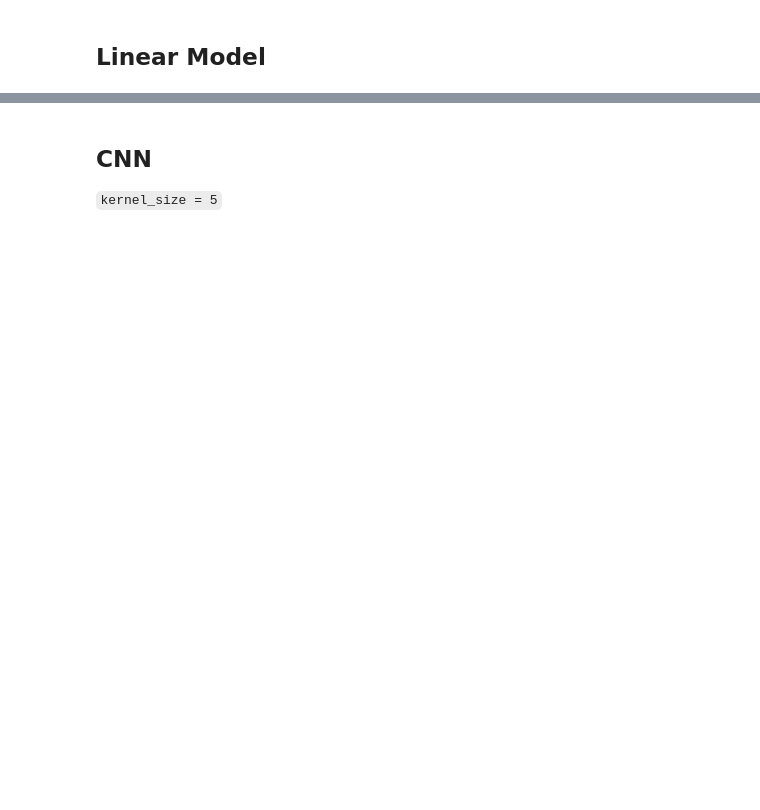
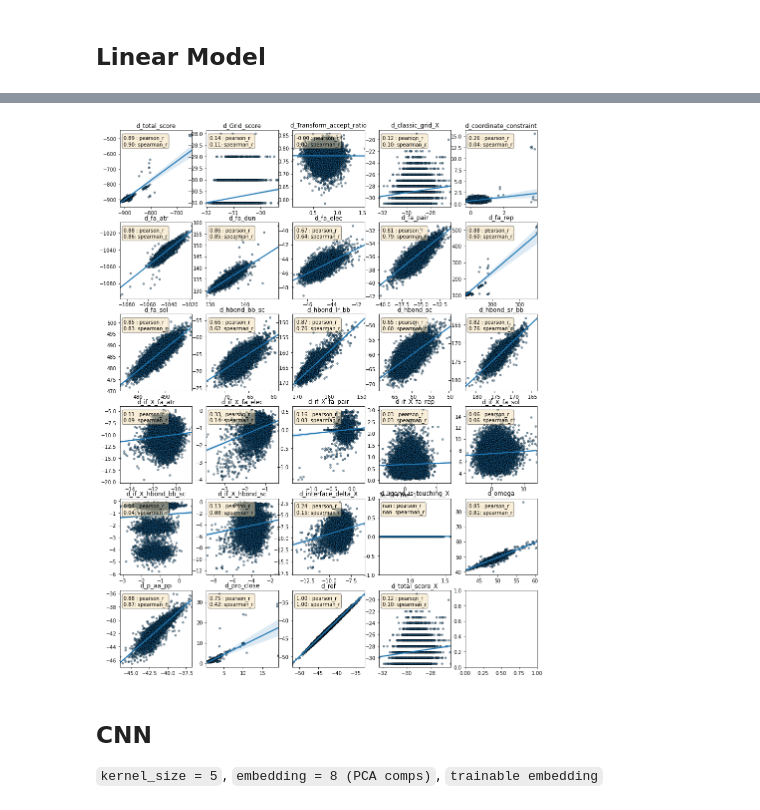
Before and after one commit to RomeroLab/sadx-latent-function, a Jupyter notebook: projects/Biochemical_Ordinal/scripts/nb_predict_rosetta_energies_summary.ipynb, the cells around one changed output, grey strips where cells are left out. Drawn from its saved outputs; the diff is of its cells as text; code cells hidden in the pictures; blank space fills up the shorter version.

```diff
--- a/projects/Biochemical_Ordinal/scripts/nb_predict_rosetta_energies_summary.ipynb
+++ b/projects/Biochemical_Ordinal/scripts/nb_predict_rosetta_energies_summary.ipynb
@@ -72,4 +84,11 @@ g.map(annotate_facet_with_correlations, "predictions", "values")
+# %%
+plot_columns(column_names_to_plot=docking_column_names,
+    all_columns_names=column_names,
+    predictions=retd["predictions"],
+    values=retd["values"])
+# %% [output]
+[figure, added]
 # %% [markdown]
 ## CNN
 
-`kernel_size = 5`
+`kernel_size = 5`, `embedding = 8 (PCA comps)`, `trainable embedding`
```
Also changed, not shown: parts of 14 cells of this notebook, 3 other files.
